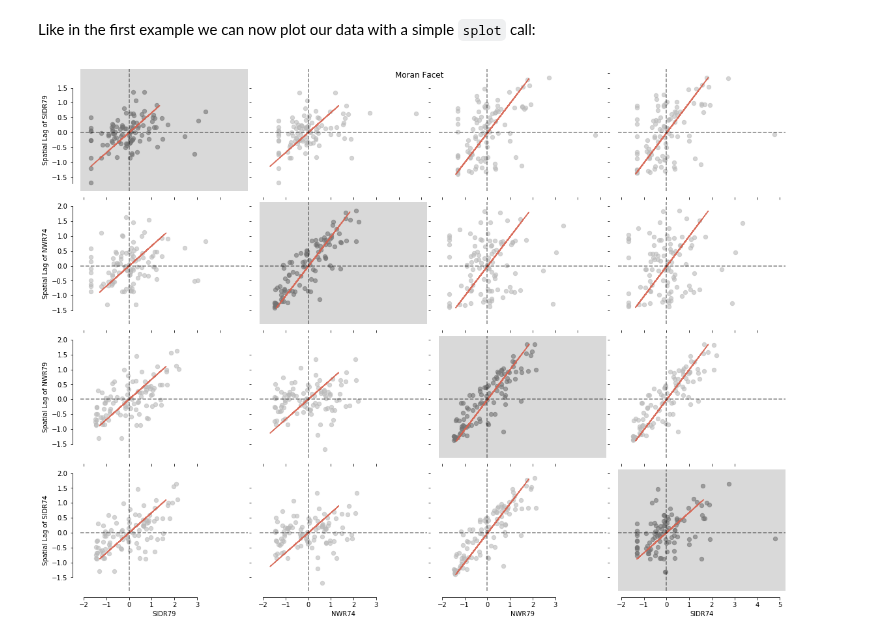
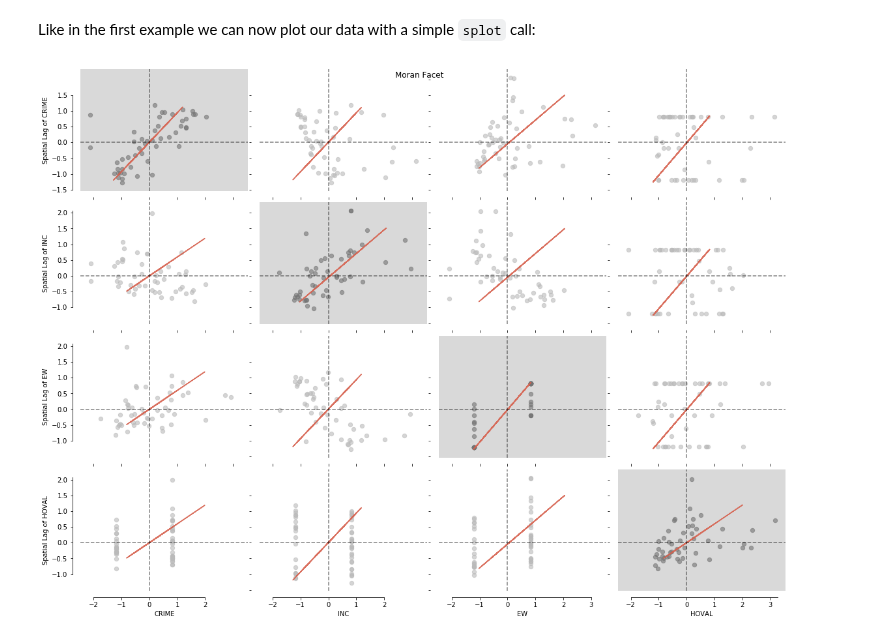
Before and after one commit to pysal/splot, a Jupyter notebook: notebooks/esda_moran_matrix_viz.ipynb, the cells around one changed output. Cells and saved outputs as stored; diff of their text form; code cells hidden in the pictures.

Commit message:
[JOSS] typos and run-test for `esda_moran_matrix_viz_ipynb`

```diff
--- a/notebooks/esda_moran_matrix_viz.ipynb
+++ b/notebooks/esda_moran_matrix_viz.ipynb
@@ -136,8 +140,10 @@ matrix2
  (3, 2): <esda.moran.Moran_BV at 0x...>}
 # %% [markdown]
 Like in the first example we can now plot our data with a simple `splot` call:
-# %%
-moran_facet(matrix)
-plt.show()
-# %% [output]
-[figure, removed]
+# %%
+from splot.esda import moran_facet
+
+moran_facet(matrix2)
+plt.show()
+# %% [output]
+[figure, added]
```
Also changed, not shown: parts of 9 cells of this notebook.
